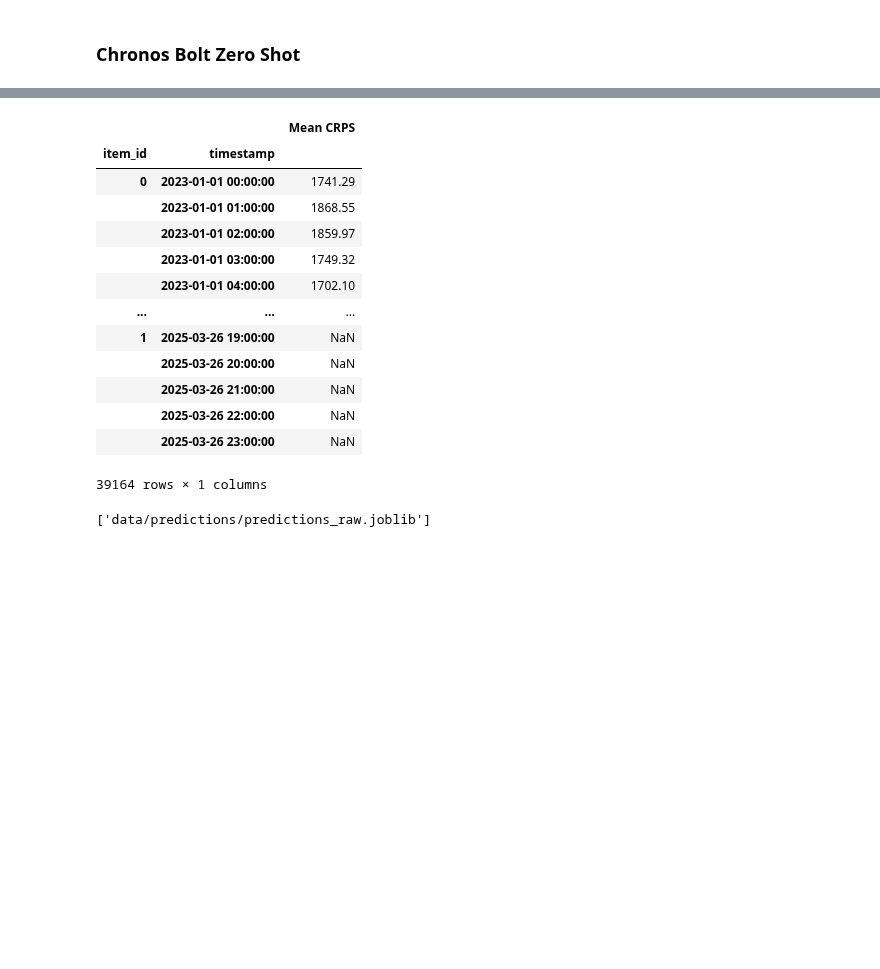
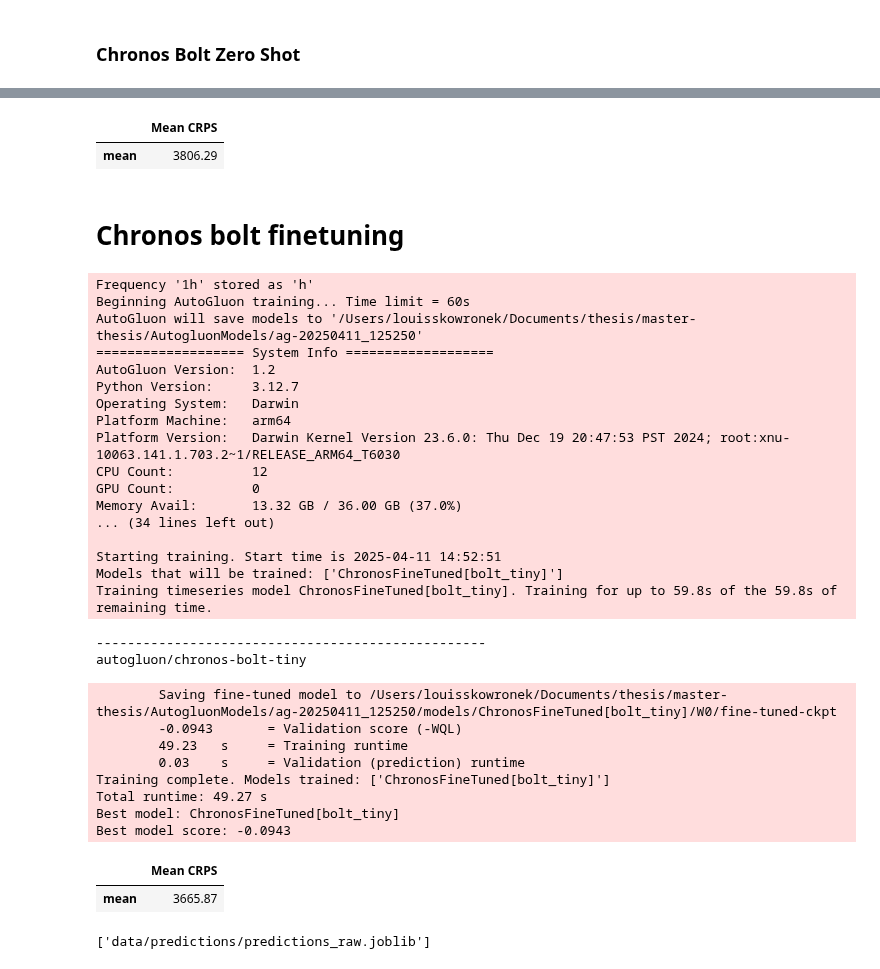
Before and after one commit to LouisSko/master-thesis, a Jupyter notebook: notebook.ipynb, the cells around one changed output, grey strips where cells are left out. Cells and saved outputs as stored; diff of their text form; code cells hidden in the pictures; blank space fills up the shorter version.

Commit message:
add chronos finetuning via autogluon

```diff
--- a/notebook.ipynb
+++ b/notebook.ipynb
@@ -69,17 +62,47 @@ predictions_raw.get_reliability_diagram([1, 6, 12, 24, 64])
 # %%
-predictions_raw.get_crps(mean_lead_times=True)
+predictions_raw.get_crps(mean_time=True, mean_lead_times=True)
 # %% [output]
-|  |  | Mean CRPS |
-| item_id | timestamp |  |
-| 0 | 2023-01-01 00:00:00 | 1741.29 |
-|  | 2023-01-01 01:00:00 | 1868.55 |
-|  | 2023-01-01 02:00:00 | 1859.97 |
-|  | 2023-01-01 03:00:00 | 1749.32 |
-|  | 2023-01-01 04:00:00 | 1702.10 |
-| ... | ... | ... |
-| 1 | 2025-03-26 19:00:00 | NaN |
-|  | 2025-03-26 20:00:00 | NaN |
-|  | 2025-03-26 21:00:00 | NaN |
-|  | 2025-03-26 22:00:00 | NaN |
-|  | 2025-03-26 23:00:00 | NaN |
+|  | Mean CRPS |
+| mean | 3806.29 |
-39164 rows × 1 columns
+# %% [markdown]
+# Chronos bolt finetuning
+# %%
+# fine tune using autogluon
+predictor = TimeSeriesPredictor(prediction_length=64, freq="1h").fit(
+    train_data=data_train,
+    hyperparameters={
+        "Chronos": [
+            {"model_path": "bolt_tiny", "fine_tune": True, "ag_args": {"name_suffix": "FineTuned"}, "fine_tune_lr": 1e-6, "fine_tune_steps": 2000, "device": "mps"},
+        ]
+    },
+    time_limit=60,  # time limit in seconds
+    enable_ensemble=False,
+)
+# %% [output]
+Frequency '1h' stored as 'h'
+Beginning AutoGluon training... Time limit = 60s
+AutoGluon will save models to '/Users/louisskowronek/Documents/thesis/master-thesis/AutogluonModels/ag-20250411_125250'
+=================== System Info ===================
+AutoGluon Version:  1.2
+Python Version:     3.12.7
+Operating System:   Darwin
+Platform Machine:   arm64
+Platform Version:   Darwin Kernel Version 23.6.0: Thu Dec 19 20:47:53 PST 2024; root:xnu-10063.141.1.703.2~1/RELEASE_ARM64_T6030
+CPU Count:          12
+GPU Count:          0
+Memory Avail:       13.32 GB / 36.00 GB (37.0%)
+... (34 lines left out)
+
+Starting training. Start time is 2025-04-11 14:52:51
+Models that will be trained: ['ChronosFineTuned[bolt_tiny]']
+Training timeseries model ChronosFineTuned[bolt_tiny]. Training for up to 59.8s of the 59.8s of remaining time.
+--------------------------------------------------
+autogluon/chronos-bolt-tiny
+        Saving fine-tuned model to /Users/louisskowronek/Documents/thesis/master-thesis/AutogluonModels/ag-20250411_125250/models/ChronosFineTuned[bolt_tiny]/W0/fine-tuned-ckpt
+        -0.0943       = Validation score (-WQL)
+        49.23   s     = Training runtime
+        0.03    s     = Validation (prediction) runtime
+Training complete. Models trained: ['ChronosFineTuned[bolt_tiny]']
+Total runtime: 49.27 s
+Best model: ChronosFineTuned[bolt_tiny]
+Best model score: -0.0943
@@ -86,3 +118,8 @@ predictions_raw.get_crps(mean_lead_times=True)
+# %%
+predictions_raw2.get_crps(mean_lead_times=True, mean_time=True)
+# %% [output]
+|  | Mean CRPS |
+| mean | 3665.87 |
 # %%
 joblib.dump(predictions_raw, "data/predictions/predictions_raw.joblib")
 # %% [output]
```
Also changed, not shown: parts of 4 cells of this notebook.
